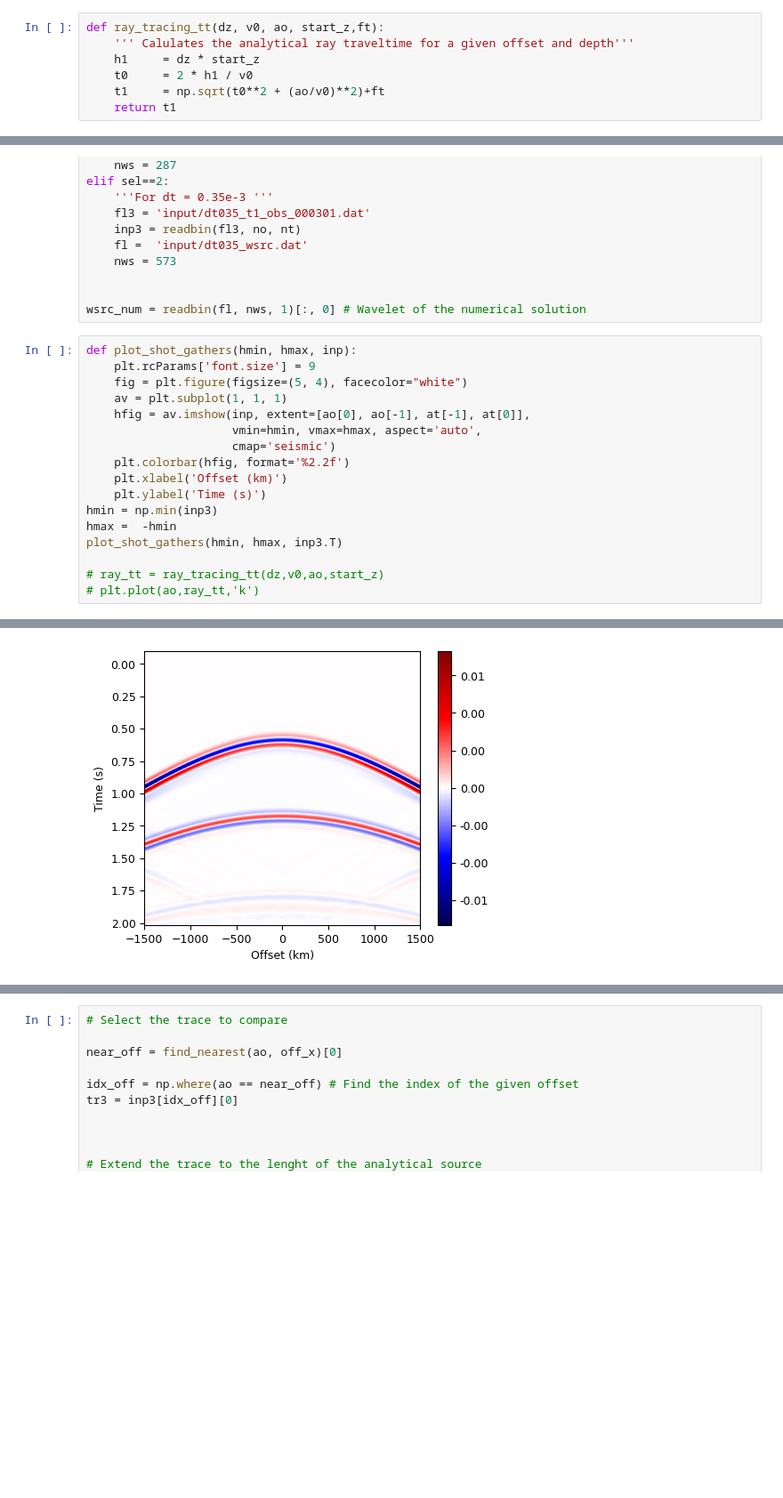
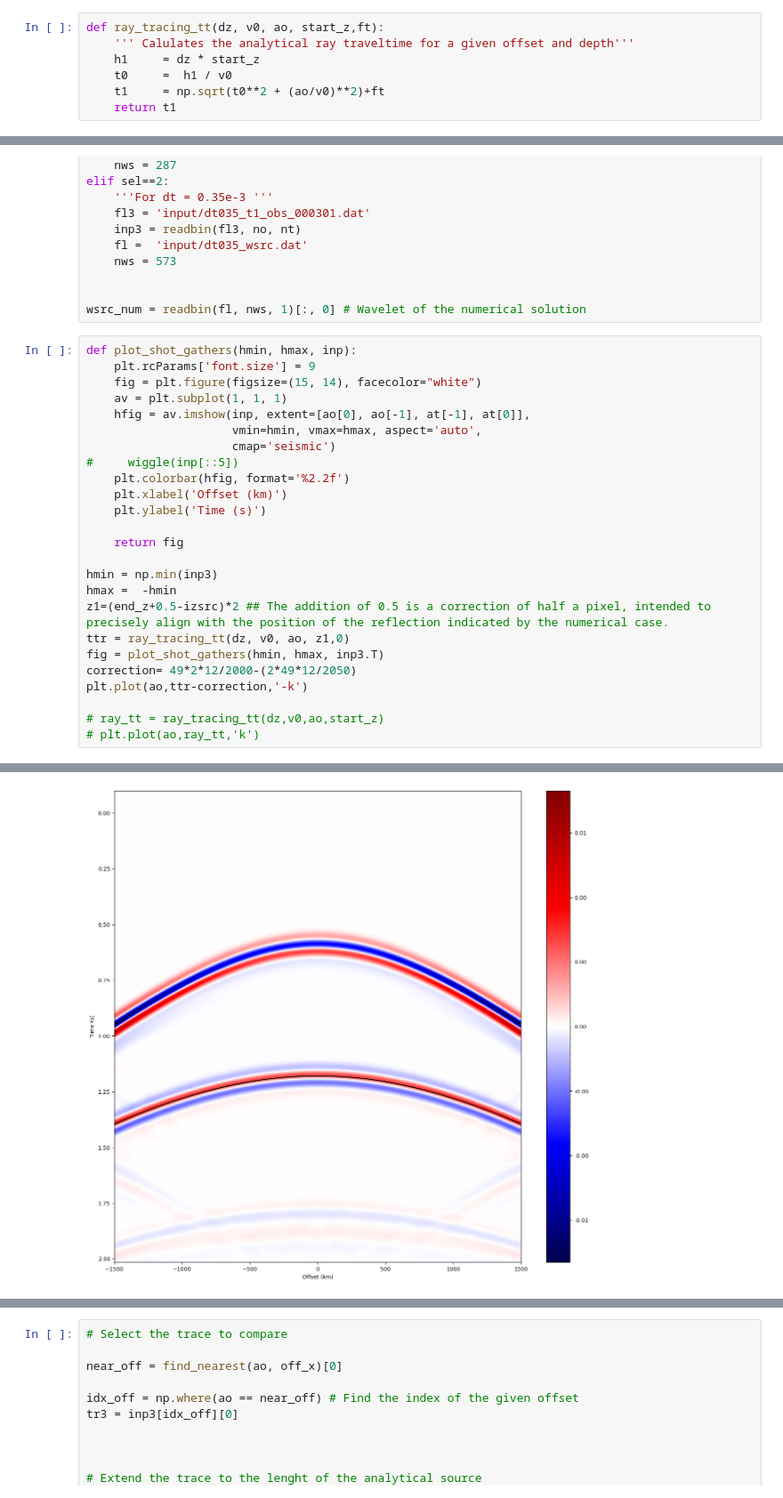
Before and after one commit to vcabiativapico/codes_py_PhD, a Jupyter notebook: Solution_analytique_Hankel/hankel_notebook_v3.ipynb, the cells around one changed output, grey strips where cells are left out. Shown: that part at 89% size. Saved outputs shown, nothing was run; the diff lists cells and outputs as text; blank space fills up the shorter version.

```diff
--- a/Solution_analytique_Hankel/hankel_notebook_v3.ipynb
+++ b/Solution_analytique_Hankel/hankel_notebook_v3.ipynb
@@ -95,7 +96,7 @@ def avoid_zeros(inp,nz):
 def ray_tracing_tt(dz, v0, ao, start_z,ft):
     ''' Calulates the analytical ray traveltime for a given offset and depth'''
     h1     = dz * start_z
-    t0     = 2 * h1 / v0
+    t0     =  h1 / v0
     t1     = np.sqrt(t0**2 + (ao/v0)**2)+ft
     return t1
 # %%
@@ -207,17 +208,25 @@ wsrc_num = readbin(fl, nws, 1)[:, 0] # Wavelet of the numerical solution
 # %%
 def plot_shot_gathers(hmin, hmax, inp):
     plt.rcParams['font.size'] = 9
-    fig = plt.figure(figsize=(5, 4), facecolor="white")
+    fig = plt.figure(figsize=(15, 14), facecolor="white")
     av = plt.subplot(1, 1, 1)
     hfig = av.imshow(inp, extent=[ao[0], ao[-1], at[-1], at[0]],
                      vmin=hmin, vmax=hmax, aspect='auto',
                      cmap='seismic')
+#     wiggle(inp[::5])
     plt.colorbar(hfig, format='%2.2f')
     plt.xlabel('Offset (km)')
     plt.ylabel('Time (s)')
+
+    return fig
+
 hmin = np.min(inp3)
 hmax =  -hmin
-plot_shot_gathers(hmin, hmax, inp3.T)
+z1=(end_z+0.5-izsrc)*2 ## The addition of 0.5 is a correction of half a pixel, intended to precisely align with the position of the reflection indicated by the numerical case.
+ttr = ray_tracing_tt(dz, v0, ao, z1,0)
+fig = plot_shot_gathers(hmin, hmax, inp3.T)
+correction= 49*2*12/2000-(2*49*12/2050)
+plt.plot(ao,ttr-correction,'-k')
 
 # ray_tt = ray_tracing_tt(dz,v0,ao,start_z)
 # plt.plot(ao,ray_tt,'k')
@@ -225,4 +235,4 @@ plot_shot_gathers(hmin, hmax, inp3.T)
-[figure, old version]
+[figure, new version]
 # %%
 # Parameters of the analytical source wavelet
 fmax = 25
```
Also changed, not shown: parts of 29 cells of this notebook, 17 other files.
